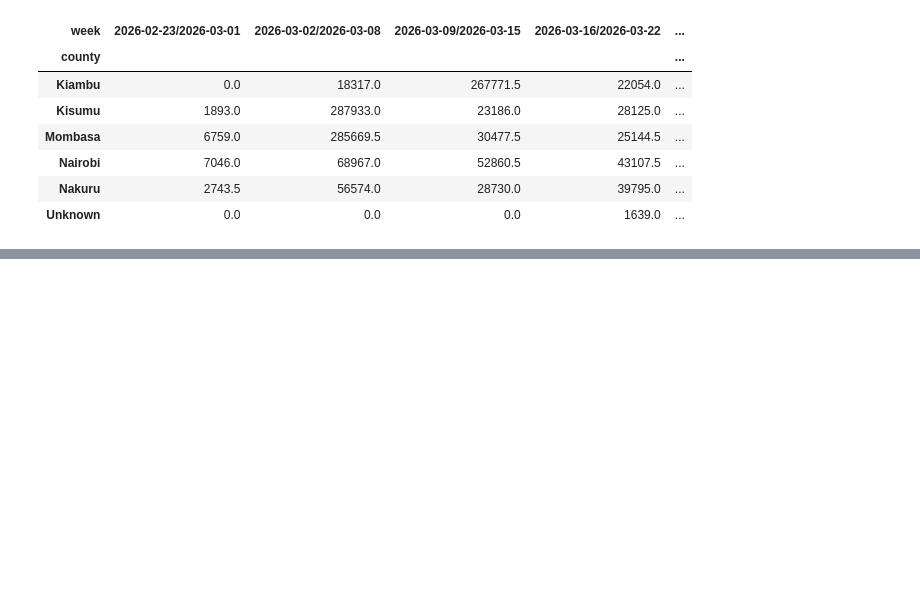
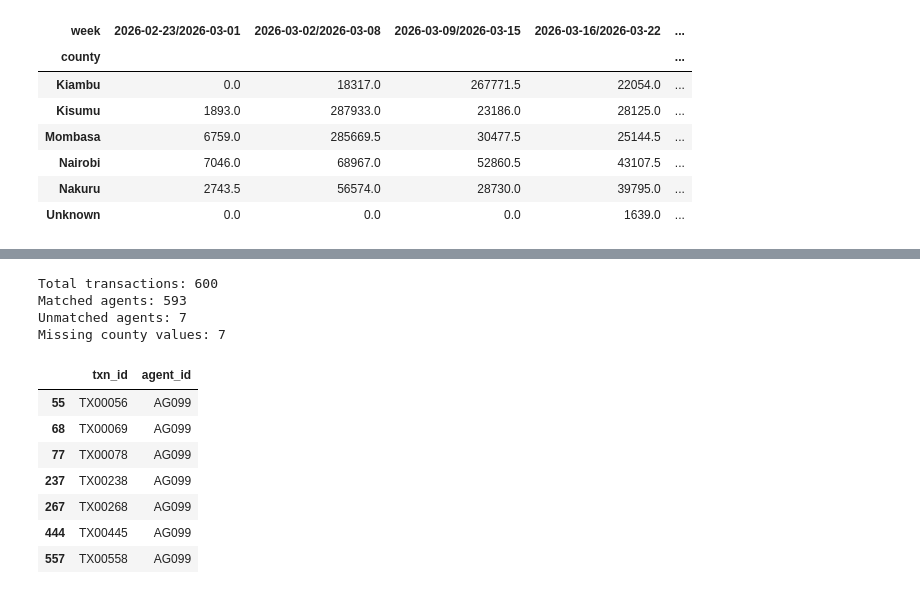
Before and after one commit to mercylyneongach-eng/plp-da-a3-duka-sales-and-agent-cleanup, a Jupyter notebook: agent_cleanup.ipynb, the cells around one changed output, grey strips where cells are left out. Drawn from its saved outputs; the diff is of its cells as text; code cells hidden in the pictures; blank space fills up the shorter version.

```diff
--- a/agent_cleanup.ipynb
+++ b/agent_cleanup.ipynb
@@ -835,0 +904,33 @@ display(weekly_pivot)
+# %%
+merged_validation = final_clean_df.merge(
+    agents[["agent_id", "county"]],
+    on="agent_id",
+    how="left",
+    indicator=True,
+    suffixes=("", "_register")
+)
+
+print("Total transactions:", len(merged_validation))
+print("Matched agents:", (merged_validation["_merge"] == "both").sum())
+print("Unmatched agents:", (merged_validation["_merge"] == "left_only").sum())
+print("Missing county values:", merged_validation["county_register"].isna().sum())
+
+display(
+    merged_validation.loc[
+        merged_validation["_merge"] == "left_only",
+        ["txn_id", "agent_id"]
+    ]
+)
+# %% [output]
+Total transactions: 600
+Matched agents: 593
+Unmatched agents: 7
+Missing county values: 7
+|  | txn_id | agent_id |
+| 55 | TX00056 | AG099 |
+| 68 | TX00069 | AG099 |
+| 77 | TX00078 | AG099 |
+| 237 | TX00238 | AG099 |
+| 267 | TX00268 | AG099 |
+| 444 | TX00445 | AG099 |
+| 557 | TX00558 | AG099 |
```
Also changed, not shown: parts of 8 cells of this notebook.
